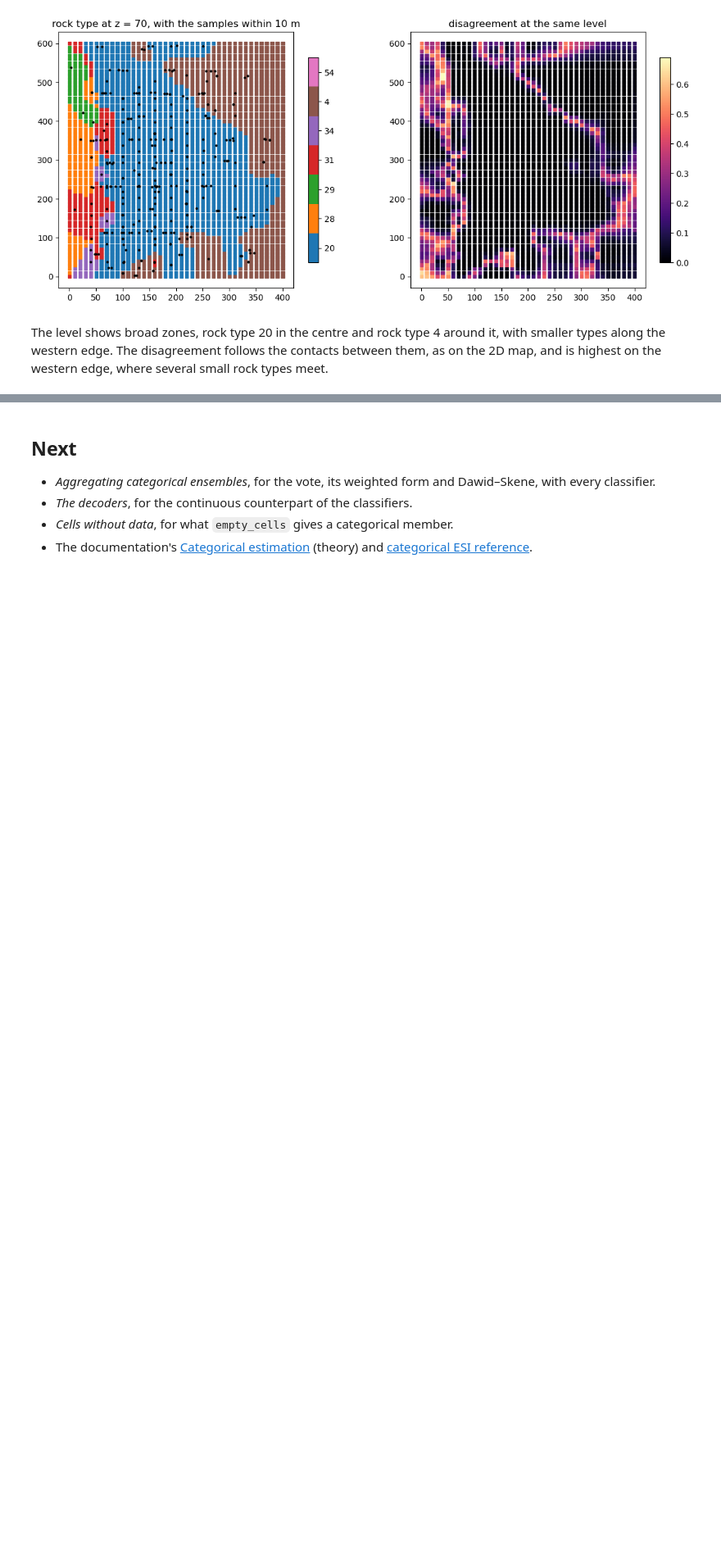
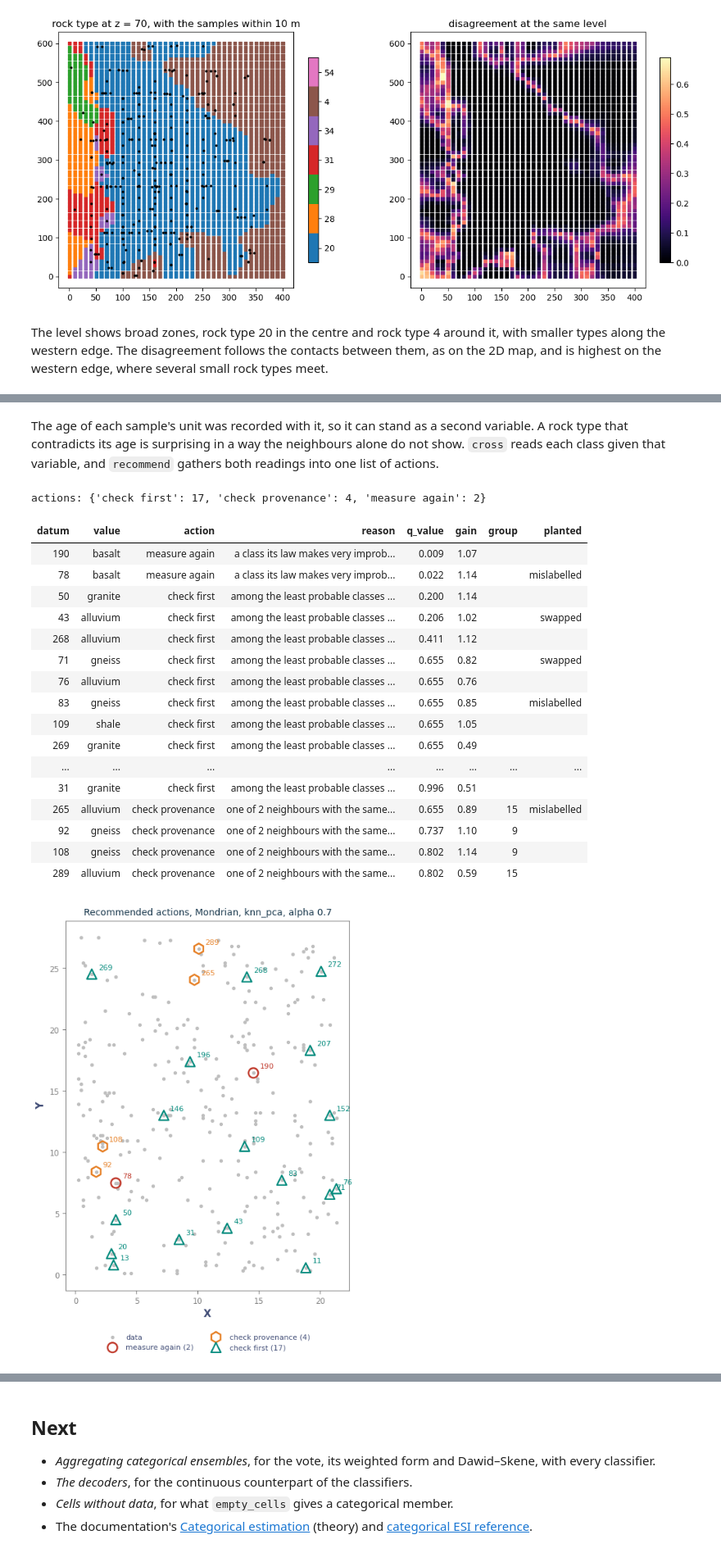
Before and after one commit to alges/spatialize-examples, a Jupyter notebook: examples/08_categorical/20_categories.ipynb, the cells around one changed output, grey strips where cells are left out. Shown at 82% size. Cells and saved outputs as stored; diff of their text form; code cells hidden in the pictures; blank space fills up the shorter version.

Commit message:
Notebook 20: auditing the samples, the order of review and the list of actions explained

```diff
--- a/examples/08_categorical/20_categories.ipynb
+++ b/examples/08_categorical/20_categories.ipynb
@@ -498,0 +511,28 @@ highest on the western edge, where several small rock types meet.
+# %%
+from spatialize.gs.spa import cat_posterior_audit
+from spatialize.logging import singleton_null_callback as quiet
+
+rng = np.random.default_rng(20)
+logged = rocks.astype(object).copy()
+sampled = sorted(set(rocks))                         # the rock types of the samples
+mislabelled = rng.choice(len(logged), 3, replace=False)
+for i in mislabelled:
+    logged[i] = rng.choice([c for c in sampled if c != rocks[i]])
+first = int(rng.choice([i for i in range(len(logged)) if i not in mislabelled]))
+second = next(int(j) for j in rng.permutation(len(logged)) if j not in mislabelled and rocks[j] != rocks[first]
+              and np.linalg.norm(points[j] - points[first]) > 8)
+logged[first], logged[second] = rocks[second], rocks[first]
+planted = {**{int(i): "mislabelled" for i in mislabelled}, first: "swapped", second: "swapped"}
+
+audit = cat_posterior_audit(points, logged, classifier="knn_pca", n_partitions=200, alpha=best["alpha"],
+                            seed=0, callback=quiet)
+calibration = audit.calibration(information=True)
+print("weights of the members, the nearest samples and all the samples:", np.round(audit.mixture, 2))
+print(f"positions against the uniform law, p = {calibration['ks_p']:.2f}; "
+      f"information check: {calibration['information']['verdict']}")
+print(f"flagged at a false discovery rate of 0.05: {int(audit.flags().sum())}")
+
+review = audit.review()
+review["planted"] = [planted.get(d, "") for d in review.datum]
+display(review[["datum", "rank", "expected_by_chance", "value", "most_probable", "probability", "tail_p", "planted"]]
+        .style.hide(axis="index").format({"expected_by_chance": "{:.2f}", "probability": "{:.3f}", "tail_p": "{:.4f}"}))
@@ -498,0 +573,35 @@ highest on the western edge, where several small rock types meet.
+# %% [markdown]
+The age of each sample's unit was recorded with it, so it can stand as a second variable. A rock
+type that contradicts its age is surprising in a way the neighbours alone do not show. `cross` reads each
+class given that variable, and `recommend` gathers both readings into one list of actions.
+# %%
+cross = audit.cross(samples["age_ma"].values.astype(float))
+recommendations = audit.recommend(cross=cross)
+recommendations["planted"] = [planted.get(d, "") for d in recommendations.datum]
+print("actions:", recommendations.attrs["counts"])
+display(recommendations[recommendations.action != "sample more nearby"].style.hide(axis="index")
+        .format({"q_value": "{:.3f}", "gain": "{:.2f}", "group": "{:.0f}"}, na_rep=""))
+
+fig = audit.plot_recommendations(recommendations)
+fig.axes[0].set_title(f"Recommended actions, Mondrian, knn_pca, alpha {best['alpha']}", fontsize=10)
+plt.show()
+# %% [output]
+actions: {'check first': 17, 'check provenance': 4, 'measure again': 2}
+| datum | value | action | reason | q_value | gain | group | planted |
+| 190 | basalt | measure again | a class its law makes very improb... | 0.009 | 1.07 |  |  |
+| 78 | basalt | measure again | a class its law makes very improb... | 0.022 | 1.14 |  | mislabelled |
+| 50 | granite | check first | among the least probable classes ... | 0.200 | 1.14 |  |  |
+| 43 | alluvium | check first | among the least probable classes ... | 0.206 | 1.02 |  | swapped |
+| 268 | alluvium | check first | among the least probable classes ... | 0.411 | 1.12 |  |  |
+| 71 | gneiss | check first | among the least probable classes ... | 0.655 | 0.82 |  | swapped |
+| 76 | alluvium | check first | among the least probable classes ... | 0.655 | 0.76 |  |  |
+| 83 | gneiss | check first | among the least probable classes ... | 0.655 | 0.85 |  | mislabelled |
+| 109 | shale | check first | among the least probable classes ... | 0.655 | 1.05 |  |  |
+| 269 | granite | check first | among the least probable classes ... | 0.655 | 0.49 |  |  |
+| ... | ... | ... | ... | ... | ... | ... | ... |
+| 31 | granite | check first | among the least probable classes ... | 0.996 | 0.51 |  |  |
+| 265 | alluvium | check provenance | one of 2 neighbours with the same... | 0.655 | 0.89 | 15 | mislabelled |
+| 92 | gneiss | check provenance | one of 2 neighbours with the same... | 0.737 | 1.10 | 9 |  |
+| 108 | gneiss | check provenance | one of 2 neighbours with the same... | 0.802 | 1.14 | 9 |  |
+| 289 | alluvium | check provenance | one of 2 neighbours with the same... | 0.802 | 0.59 | 15 |  |
+[figure, added]
```
Also changed, not shown: parts of 7 cells of this notebook.
